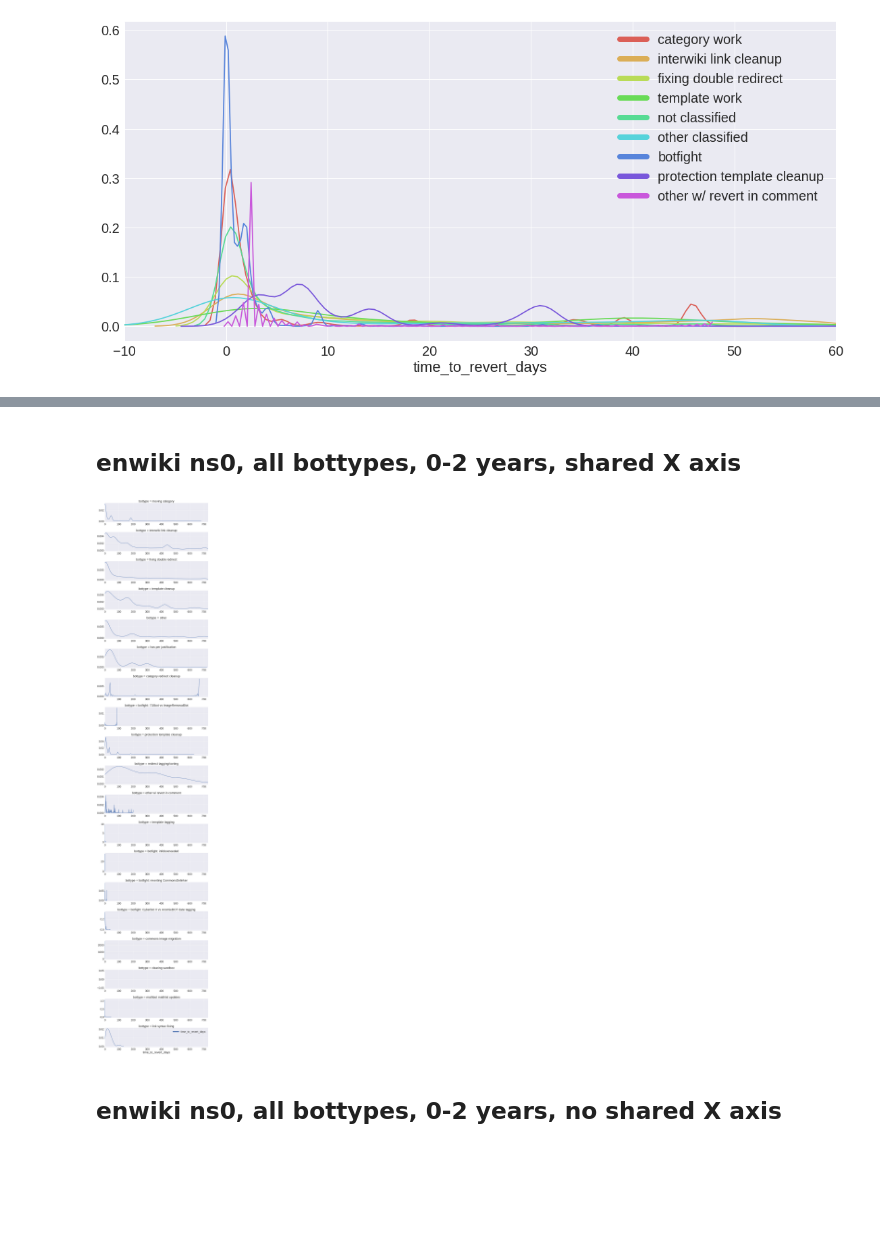
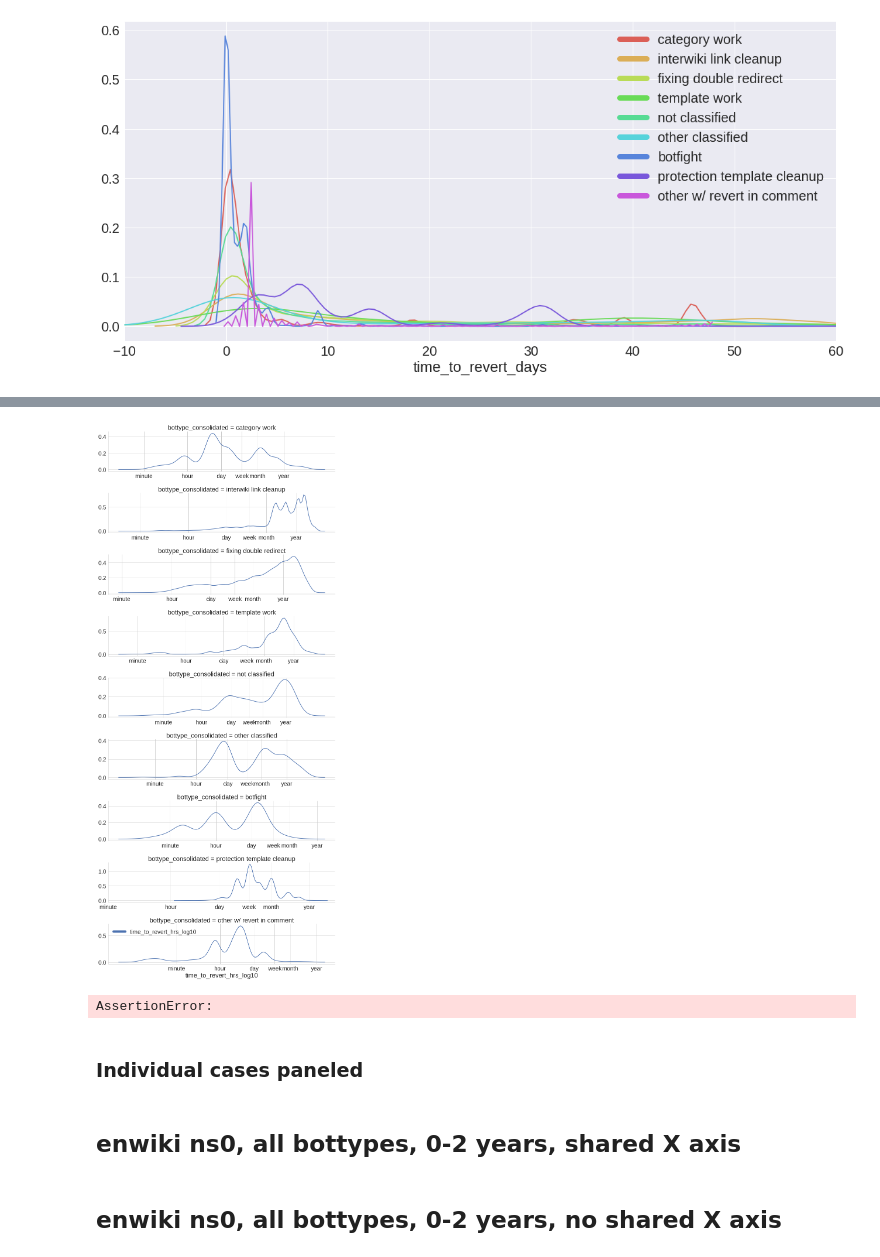
Before and after one commit to halfak/are-the-bots-really-fighting, a Jupyter notebook: analysis/time_to_revert/time-to-revert-classified.ipynb, the cells around one changed output, grey strips where cells are left out. Saved outputs shown, nothing was run; the diff lists cells and outputs as text; code cells hidden in the pictures; blank space fills up the shorter version.

```diff
--- a/analysis/time_to_revert/time-to-revert-classified.ipynb
+++ b/analysis/time_to_revert/time-to-revert-classified.ipynb
@@ -137,0 +176,30 @@ for legobj in leg.legendHandles:
+# %%
+sns.set(style="whitegrid", font_scale=2)
+pal = sns.color_palette("husl", 7)
+g = sns.FacetGrid(df_en_ns0, palette=pal,
+                  row="bottype_consolidated",
+                  size=3, aspect=4,
+                  sharex=False, sharey=False)
+
+g.map(sns.kdeplot, "time_to_revert_hrs_log10")
+
+xticks = [np.log10(1/60),np.log10(1), np.log10(24), np.log10(24*7), np.log10(24*30), np.log10(24*365)]
+xticklabels = ["minute", "hour", "day", "week", "month", "year"]
+
+for ax in g.axes.flatten():
+    ax.set_xticks(xticks)
+    ax.set_xticklabels(xticklabels)
+
+#g.add_legend()
+leg = plt.legend()
+
+for legobj in leg.legendHandles:
+    legobj.set_linewidth(8.0)
+# %% [output]
+[figure, added]
+# %%
+assert False is True
+# %% [output]
+AssertionError:
+# %% [markdown]
+### Individual cases paneled
@@ -141,11 +227,9 @@ for legobj in leg.legendHandles:
 sns.set(font_scale=2)
 pal = sns.color_palette("husl", 7)
 g = sns.FacetGrid(df_en_ns0, palette=pal, row="bottype", size=3, aspect=4, sharex=False, sharey=False, xlim=[0,365*2])
-g.map(sns.kdeplot, "time_to_revert_days", clip=[0,(365*2)])
+g.map(sns.kdeplot, "time_to_revert_hrs_log10", clip=[0,(365*2)])
 #g.add_legend()
 leg = plt.legend()
 
 for legobj in leg.legendHandles:
     legobj.set_linewidth(8.0)
-# %% [output]
-[figure, removed]
```
Also changed, not shown: parts of 7 cells of this notebook.
